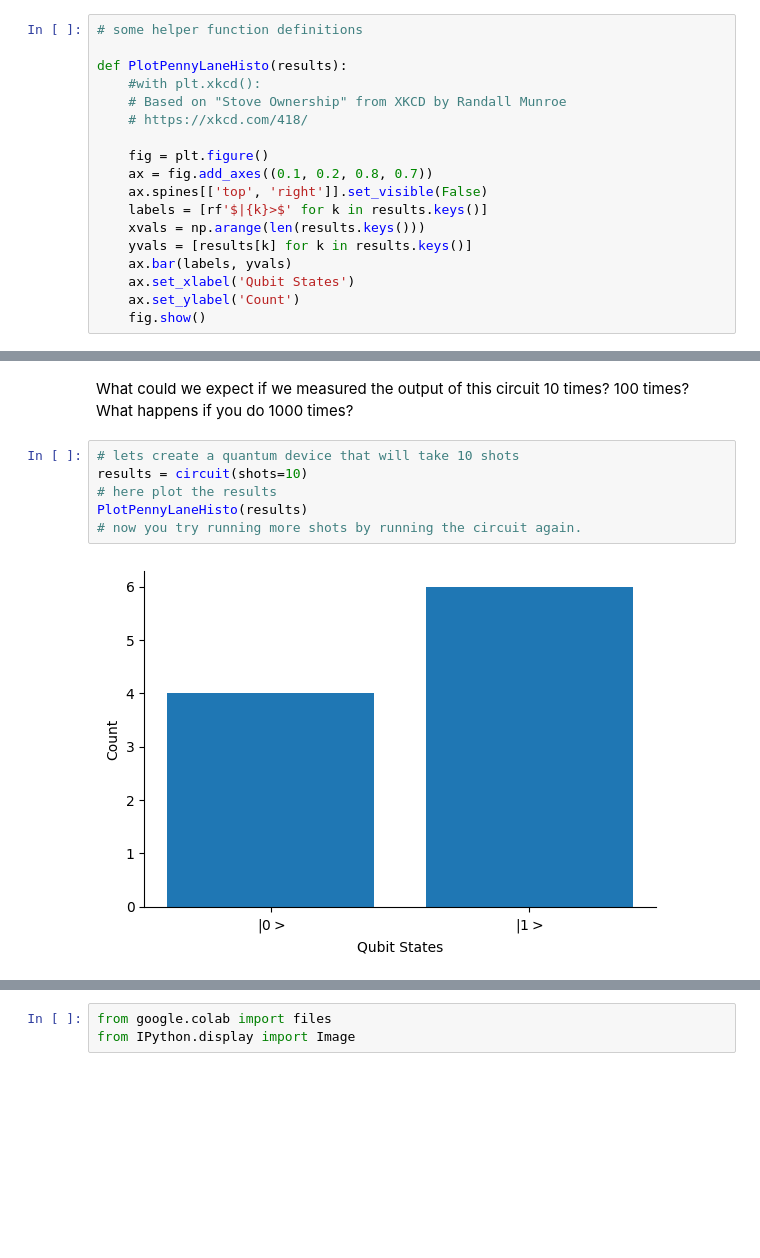
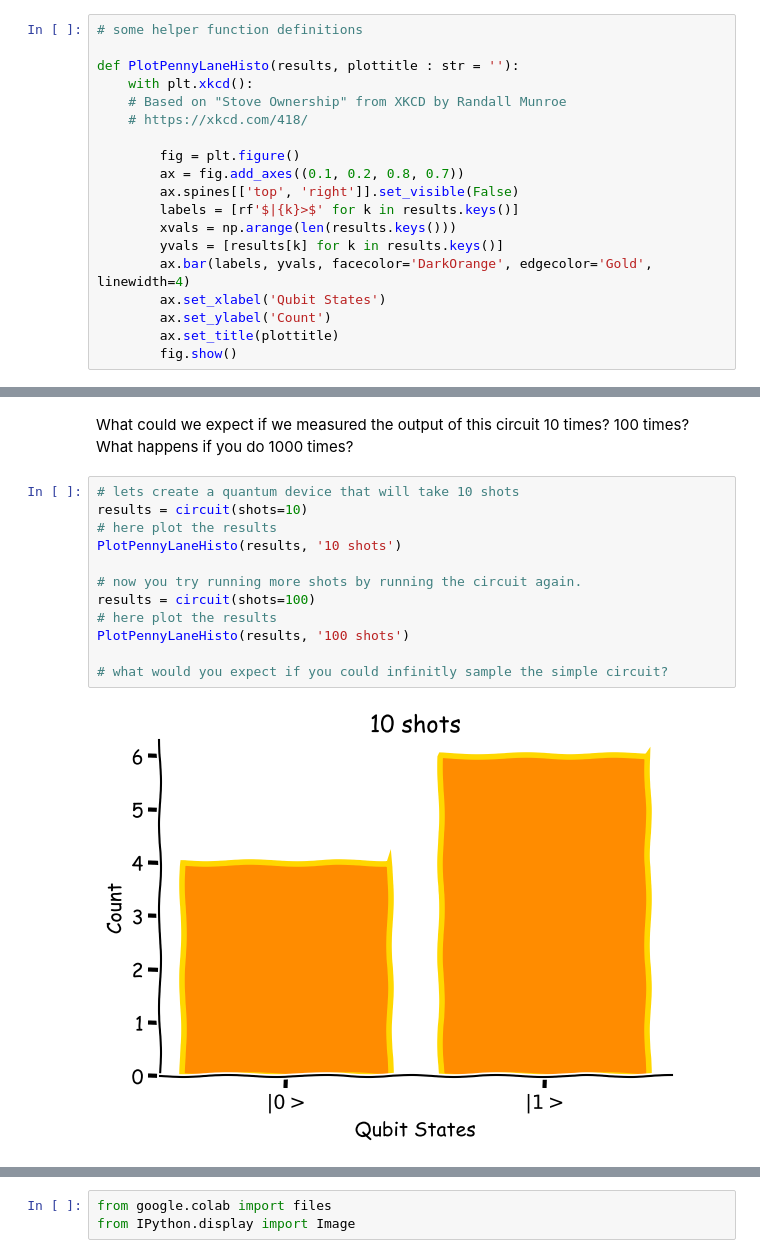
Before and after one commit to PawseySC/quantum-computing-hackathon, a Jupyter notebook: lessons/1-Intro_to_Quantum_Computing.ipynb, the cells around one changed output, grey strips where cells are left out. Cells and saved outputs as stored; diff of their text form; blank space fills up the shorter version.

```diff
--- a/lessons/1-Intro_to_Quantum_Computing.ipynb
+++ b/lessons/1-Intro_to_Quantum_Computing.ipynb
@@ -70,21 +72,22 @@ from qiskit import QuantumCircuit
 # %%
 # some helper function definitions
 
-def PlotPennyLaneHisto(results):
-    #with plt.xkcd():
+def PlotPennyLaneHisto(results, plottitle : str = ''):
+    with plt.xkcd():
     # Based on "Stove Ownership" from XKCD by Randall Munroe
     # https://xkcd.com/418/
 
-    fig = plt.figure()
-    ax = fig.add_axes((0.1, 0.2, 0.8, 0.7))
-    ax.spines[['top', 'right']].set_visible(False)
-    labels = [rf'$|{k}>$' for k in results.keys()]
-    xvals = np.arange(len(results.keys()))
-    yvals = [results[k] for k in results.keys()]
-    ax.bar(labels, yvals)
-    ax.set_xlabel('Qubit States')
-    ax.set_ylabel('Count')
-    fig.show()
+        fig = plt.figure()
+        ax = fig.add_axes((0.1, 0.2, 0.8, 0.7))
+        ax.spines[['top', 'right']].set_visible(False)
+        labels = [rf'$|{k}>$' for k in results.keys()]
+        xvals = np.arange(len(results.keys()))
+        yvals = [results[k] for k in results.keys()]
+        ax.bar(labels, yvals, facecolor='DarkOrange', edgecolor='Gold', linewidth=4)
+        ax.set_xlabel('Qubit States')
+        ax.set_ylabel('Count')
+        ax.set_title(plottitle)
+        fig.show()
 # %% [markdown]
 ## Qubits
 
@@ -169,8 +204,14 @@ What could we expect if we measured the output of this circuit 10 times? 100 tim
 # %%
 # lets create a quantum device that will take 10 shots
 results = circuit(shots=10)
 # here plot the results
-PlotPennyLaneHisto(results)
+PlotPennyLaneHisto(results, '10 shots')
+
 # now you try running more shots by running the circuit again.
+results = circuit(shots=100)
+# here plot the results
+PlotPennyLaneHisto(results, '100 shots')
+
+# what would you expect if you could infinitly sample the simple circuit?
 # %% [output]
-[figure, old version]
+[figure, new version]
```
Also changed, not shown: parts of 17 cells of this notebook, 1 other file.
